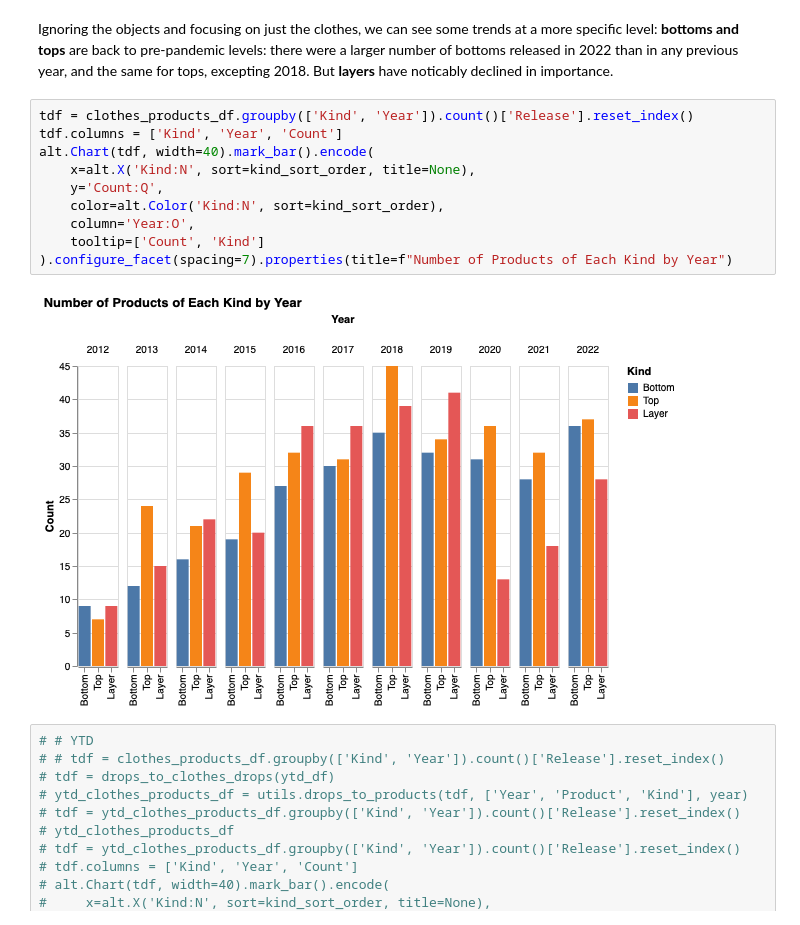
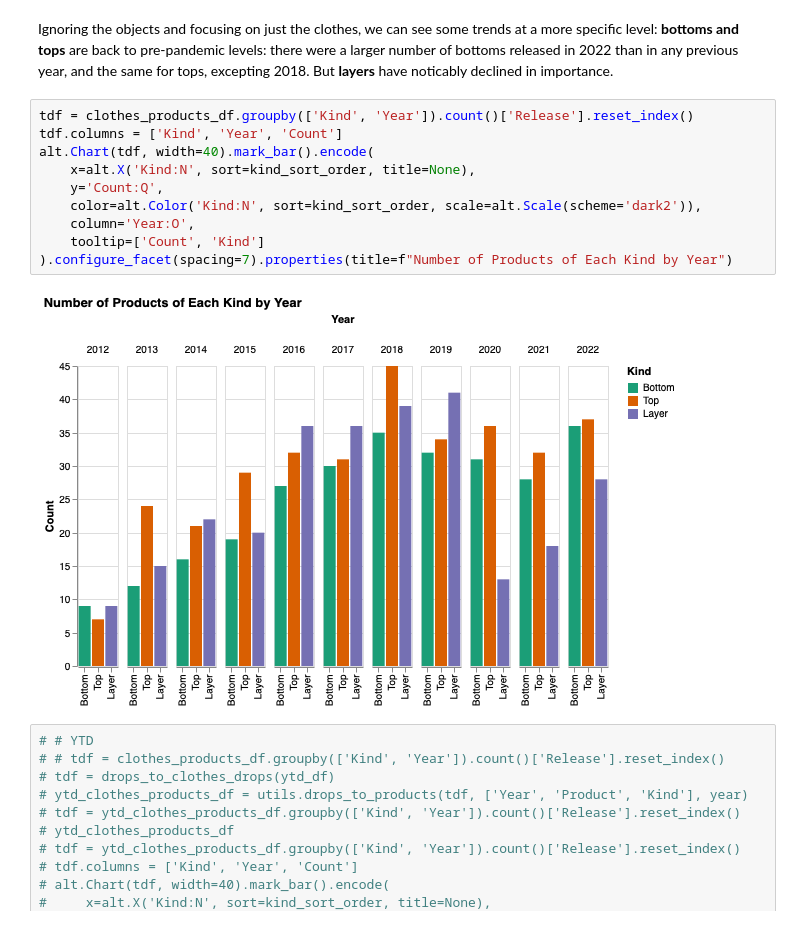
Before and after one commit to ciyer/outlier, a Jupyter notebook: public/articles/2022-review/2022-review.ipynb, the cells around one changed output. Cells and saved outputs as stored; diff of their text form.

```diff
--- a/public/articles/2022-review/2022-review.ipynb
+++ b/public/articles/2022-review/2022-review.ipynb
@@ -182,15 +182,15 @@ Ignoring the objects and focusing on just the clothes, we can see some trends at
 # %%
 tdf = clothes_products_df.groupby(['Kind', 'Year']).count()['Release'].reset_index()
 tdf.columns = ['Kind', 'Year', 'Count']
 alt.Chart(tdf, width=40).mark_bar().encode(
     x=alt.X('Kind:N', sort=kind_sort_order, title=None),
     y='Count:Q',
-    color=alt.Color('Kind:N', sort=kind_sort_order),
+    color=alt.Color('Kind:N', sort=kind_sort_order, scale=alt.Scale(scheme='dark2')),
     column='Year:O',
     tooltip=['Count', 'Kind']
 ).configure_facet(spacing=7).properties(title=f"Number of Products of Each Kind by Year")
 # %% [output]
-[figure, old version]
+[figure, new version]
 # %%
 # # YTD
 # # tdf = clothes_products_df.groupby(['Kind', 'Year']).count()['Release'].reset_index()
```
Also changed, not shown: parts of 16 cells of this notebook.
